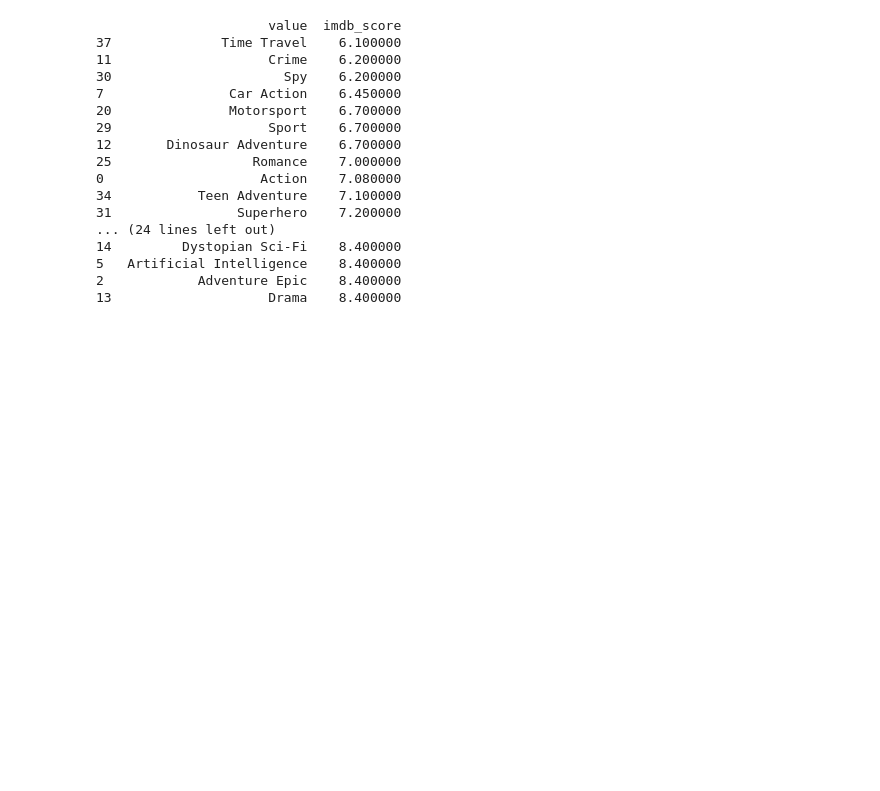
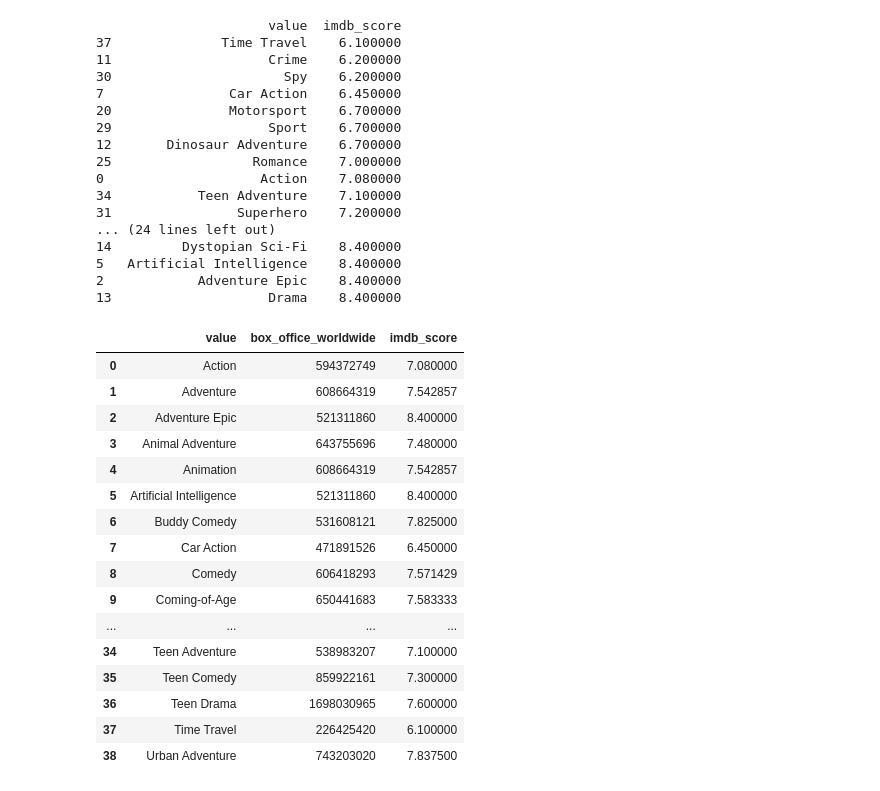
Before and after one commit to igromachado/projeto_data_viz_pixar, a Jupyter notebook: src/projeto_data_viz_pixar/main/main.ipynb, the cells around one changed output. Cells and saved outputs as stored; diff of their text form; code cells hidden in the pictures; blank space fills up the shorter version.

```diff
--- a/src/projeto_data_viz_pixar/main/main.ipynb
+++ b/src/projeto_data_viz_pixar/main/main.ipynb
@@ -26,7 +28,9 @@ fig.update_yaxes(title_text="Bilheteria mundial", secondary_y=True)
 
 fig.show()
 # %%
-df_genre = pd.merge(df_rating, df_genre, on='film', how='left')
+df_genre = pd.merge(df_rating, df_genre,on='film', how='left')
+df_genre = pd.merge(df_box, df_genre,on='film', how='left')
+df_genre2 = df_genre
 df_genre = df_genre.groupby('value', as_index=False)['imdb_score'].mean()
 df_genre = df_genre.sort_values(by='imdb_score', ascending=True)
 print(df_genre)
@@ -87 +92,23 @@ fig5 = px.histogram(df_agrup, x='film', y='profit', color='film', template='plot
 fig5.show()
+# %%
+df_agrup = df_genre2.groupby('value', as_index=False)[['box_office_worldwide', 'imdb_score']].mean()
+df_agrup['box_office_worldwide'] = df_agrup['box_office_worldwide'].astype(int)
+df_agrup
+# %% [output]
+|  | value | box_office_worldwide | imdb_score |
+| 0 | Action | 594372749 | 7.080000 |
+| 1 | Adventure | 608664319 | 7.542857 |
+| 2 | Adventure Epic | 521311860 | 8.400000 |
+| 3 | Animal Adventure | 643755696 | 7.480000 |
+| 4 | Animation | 608664319 | 7.542857 |
+| 5 | Artificial Intelligence | 521311860 | 8.400000 |
+| 6 | Buddy Comedy | 531608121 | 7.825000 |
+| 7 | Car Action | 471891526 | 6.450000 |
+| 8 | Comedy | 606418293 | 7.571429 |
+| 9 | Coming-of-Age | 650441683 | 7.583333 |
+| ... | ... | ... | ... |
+| 34 | Teen Adventure | 538983207 | 7.100000 |
+| 35 | Teen Comedy | 859922161 | 7.300000 |
+| 36 | Teen Drama | 1698030965 | 7.600000 |
+| 37 | Time Travel | 226425420 | 6.100000 |
+| 38 | Urban Adventure | 743203020 | 7.837500 |
```
Also changed, not shown: parts of 7 cells of this notebook, 2 other files.
